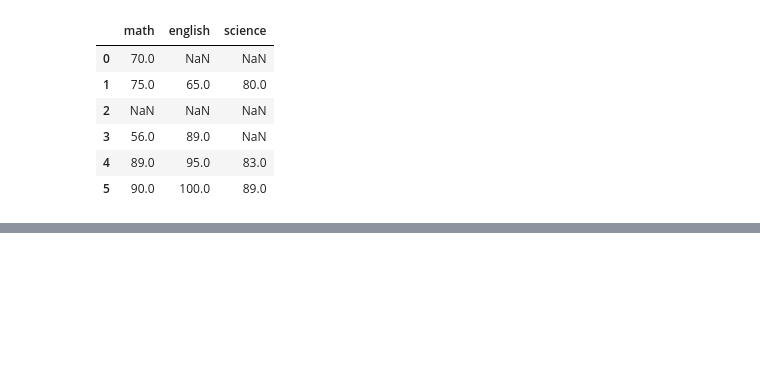
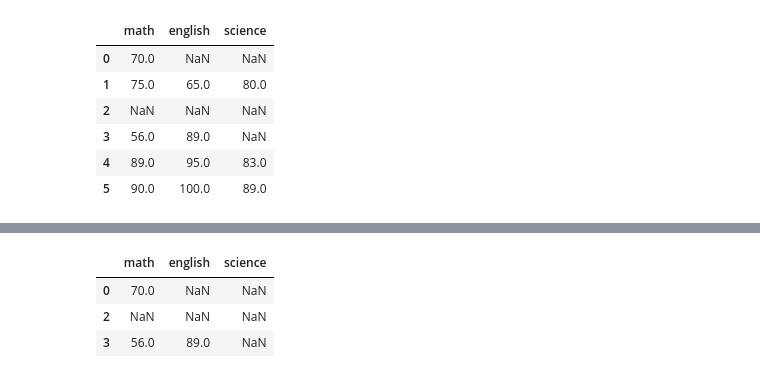
Before and after one commit to dev-EthanJ/Numpy_and_Pandas, a Jupyter notebook: 20221101_1_Data_pre-processing_2.ipynb, the cells around one changed output, grey strips where cells are left out. Drawn from its saved outputs; the diff is of its cells as text; code cells hidden in the pictures; blank space fills up the shorter version.

```diff
--- a/20221101_1_Data_pre-processing_2.ipynb
+++ b/20221101_1_Data_pre-processing_2.ipynb
@@ -347,0 +429,7 @@ this_sample
+# %%
+this_sample[this_sample.isnull().any(axis=1)]
+# %% [output]
+|  | math | english | science |
+| 0 | 70.0 | NaN | NaN |
+| 2 | NaN | NaN | NaN |
+| 3 | 56.0 | 89.0 | NaN |
```
Also changed, not shown: parts of 11 cells of this notebook, 5 other files.
